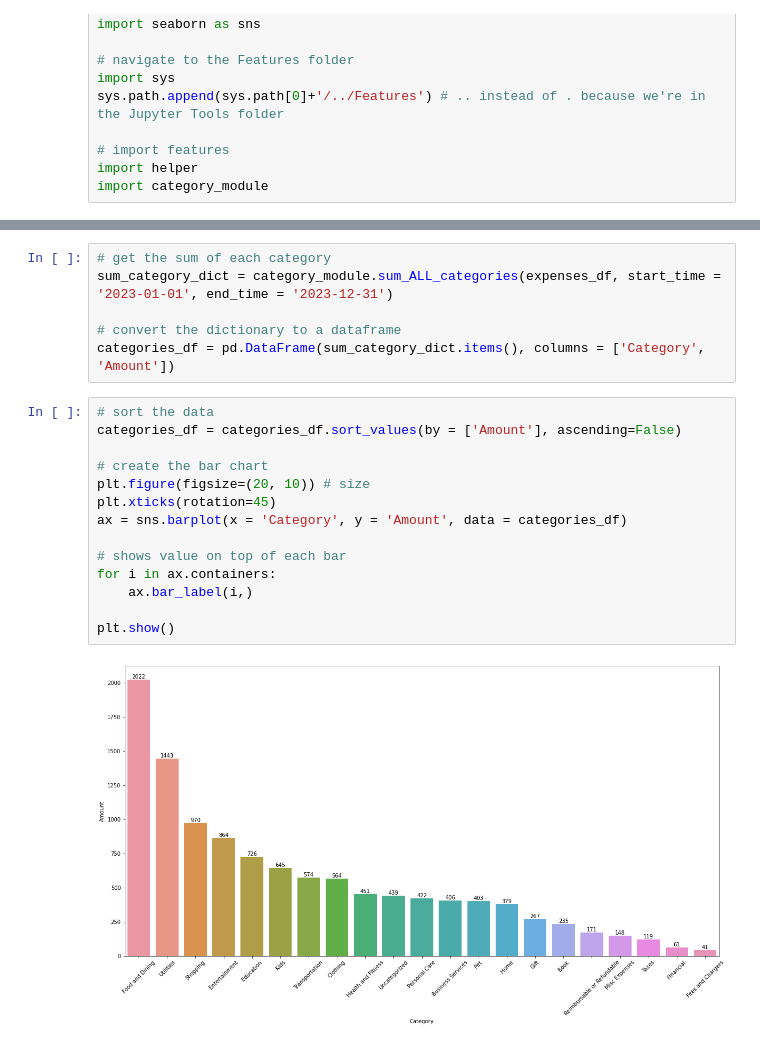
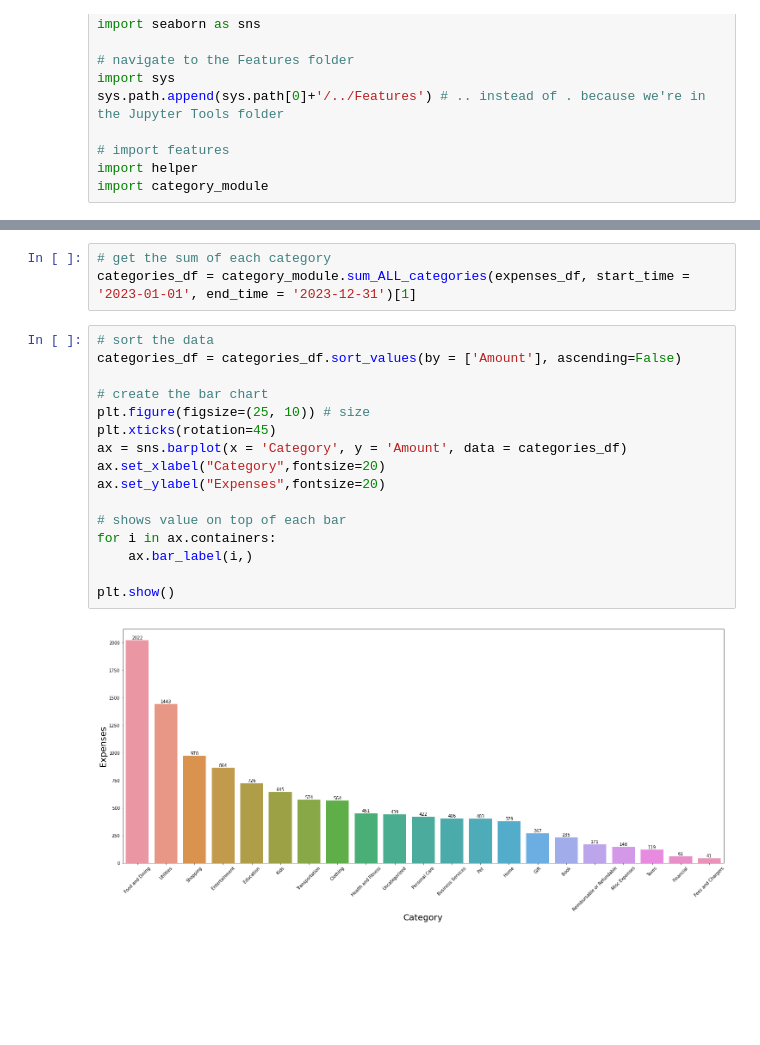
Before and after one commit to NguyenTran2002/CloudFinance, a Jupyter notebook: Jupyter Tools/category_distribution.ipynb, the cells around one changed output, grey strips where cells are left out. Drawn from its saved outputs; the diff is of its cells as text; blank space fills up the shorter version.

Commit message:
category_distribution tool completed

```diff
--- a/Jupyter Tools/category_distribution.ipynb
+++ b/Jupyter Tools/category_distribution.ipynb
@@ -34,23 +34,22 @@ expenses_df.head()
 | 4 | 1676311868046569 | Randomly generated expenses for E... | Entertainment | 10.0 | 2015-01-04 | Amex Blue Cash Preferred | NaN |
 # %%
 # get the sum of each category
-sum_category_dict = category_module.sum_ALL_categories(expenses_df, start_time = '2023-01-01', end_time = '2023-12-31')
-
-# convert the dictionary to a dataframe
-categories_df = pd.DataFrame(sum_category_dict.items(), columns = ['Category', 'Amount'])
+categories_df = category_module.sum_ALL_categories(expenses_df, start_time = '2023-01-01', end_time = '2023-12-31')[1]
 # %%
 # sort the data
 categories_df = categories_df.sort_values(by = ['Amount'], ascending=False)
 
 # create the bar chart
-plt.figure(figsize=(20, 10)) # size
+plt.figure(figsize=(25, 10)) # size
 plt.xticks(rotation=45)
 ax = sns.barplot(x = 'Category', y = 'Amount', data = categories_df)
+ax.set_xlabel("Category",fontsize=20)
+ax.set_ylabel("Expenses",fontsize=20)
 
 # shows value on top of each bar
 for i in ax.containers:
     ax.bar_label(i,)
 
 plt.show()
 # %% [output]
-[figure, old version]
+[figure, new version]
```
Also changed, not shown: 2 other files.
